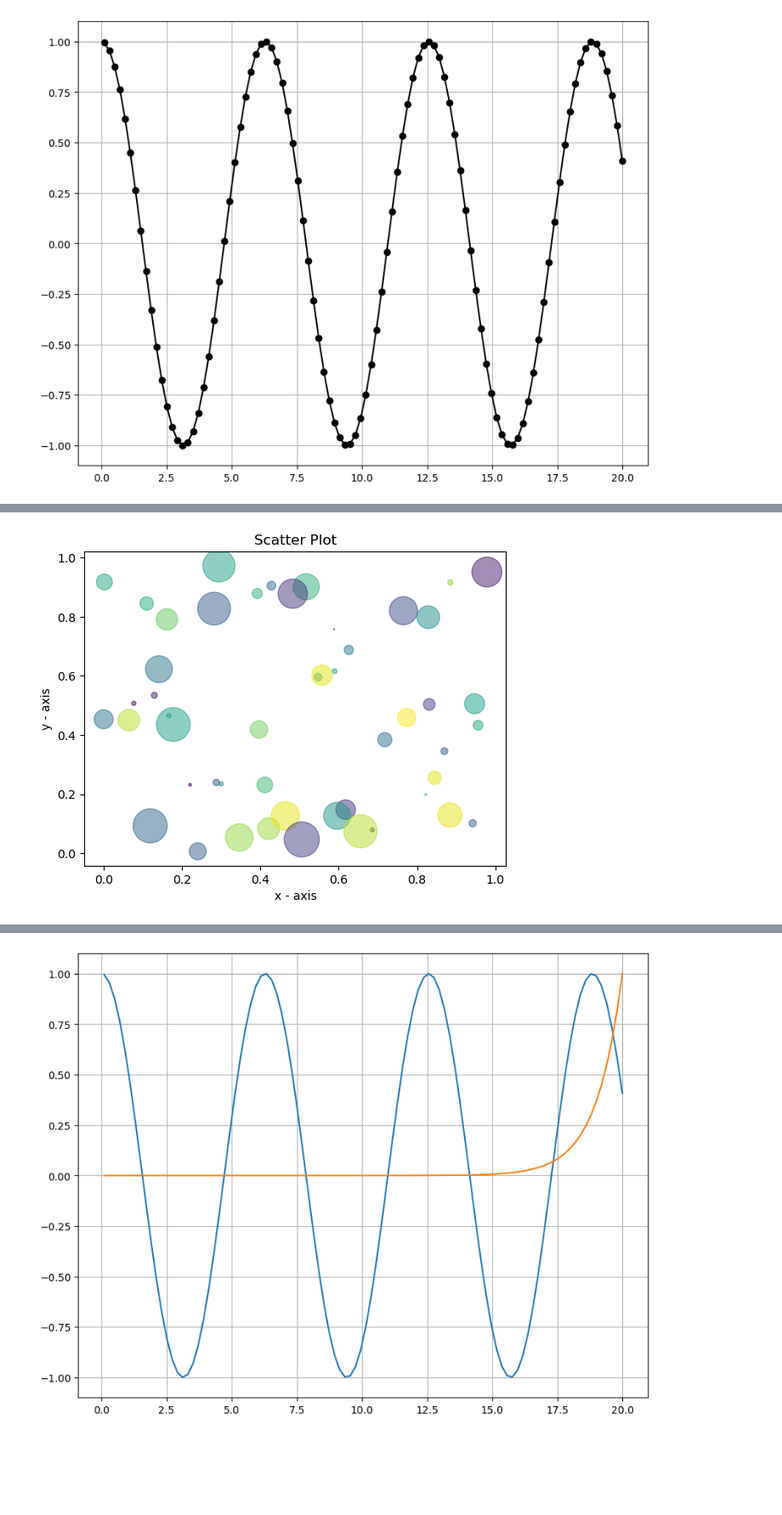
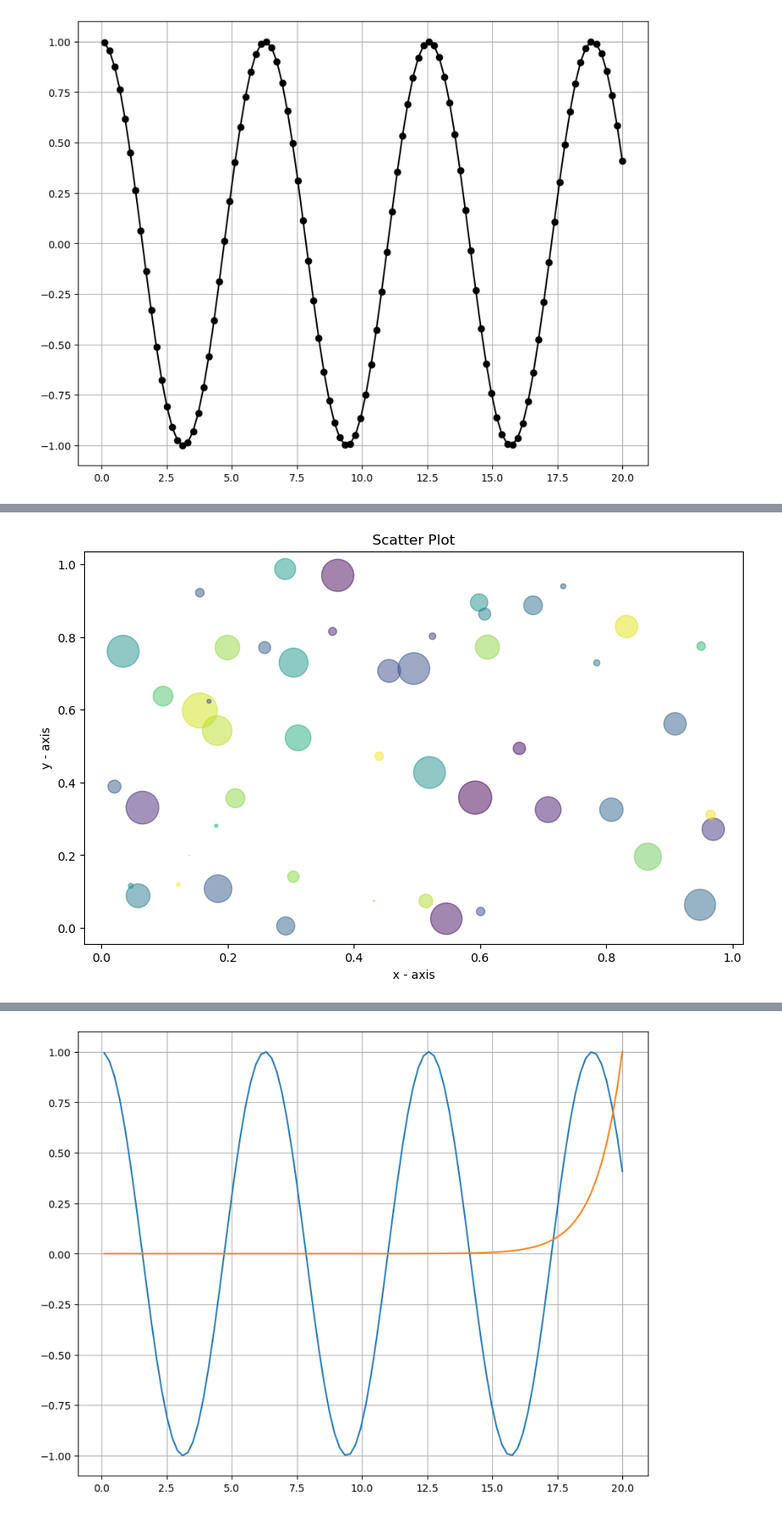
Before and after one commit to vidyadharbendre/learn_advanced_python_using_examples, a Jupyter notebook: notebooks/Advanced/advanced_python_programming_4.ipynb, the cells around one changed output, grey strips where cells are left out. Shown: that part at 85% size. Drawn from its saved outputs; the diff is of its cells as text; code cells hidden in the pictures; blank space fills up the shorter version.

```diff
--- a/notebooks/Advanced/advanced_python_programming_4.ipynb
+++ b/notebooks/Advanced/advanced_python_programming_4.ipynb
@@ -125,23 +148,25 @@ plt.show()
 # %%
 # type your code here
 import pandas as pd
 import numpy as np
 
 import matplotlib.pyplot as plt
 
-np.random.seed(23)
+plt.figure(figsize=(10, 6))
+
+np.random.seed(42)
 n = 50
 x1 = np.random.rand(n)
 y1 = np.random.rand(n)
 colors = np.random.rand(n)
 area = (30 * np.random.rand(n))**2
 plt.title('Scatter Plot')
 plt.xlabel('x - axis')
 plt.ylabel('y - axis')
 plt.scatter(x=x1, y=y1, s=area, c=colors, alpha = 0.5)
 plt.show()
 # %% [output]
-[figure, old version]
+[figure, new version]
 # %% [markdown]
 <table align="left" width=100%>
     <tr>
```
Also changed, not shown: parts of 10 cells of this notebook.
